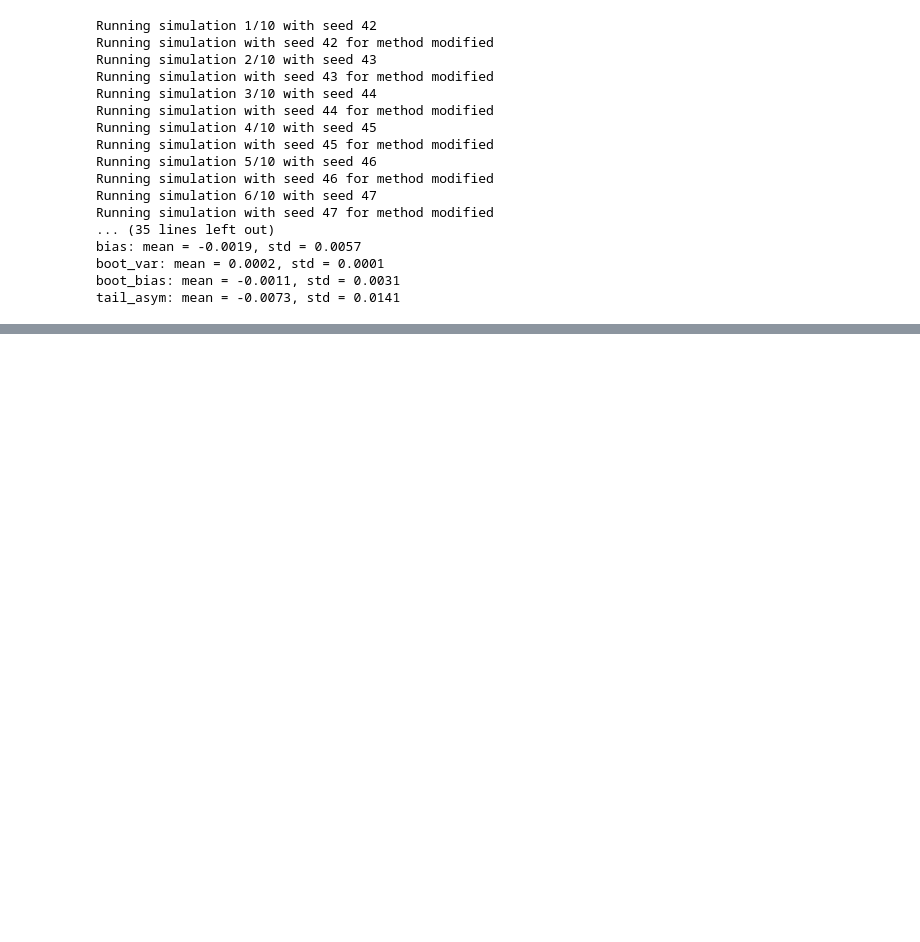
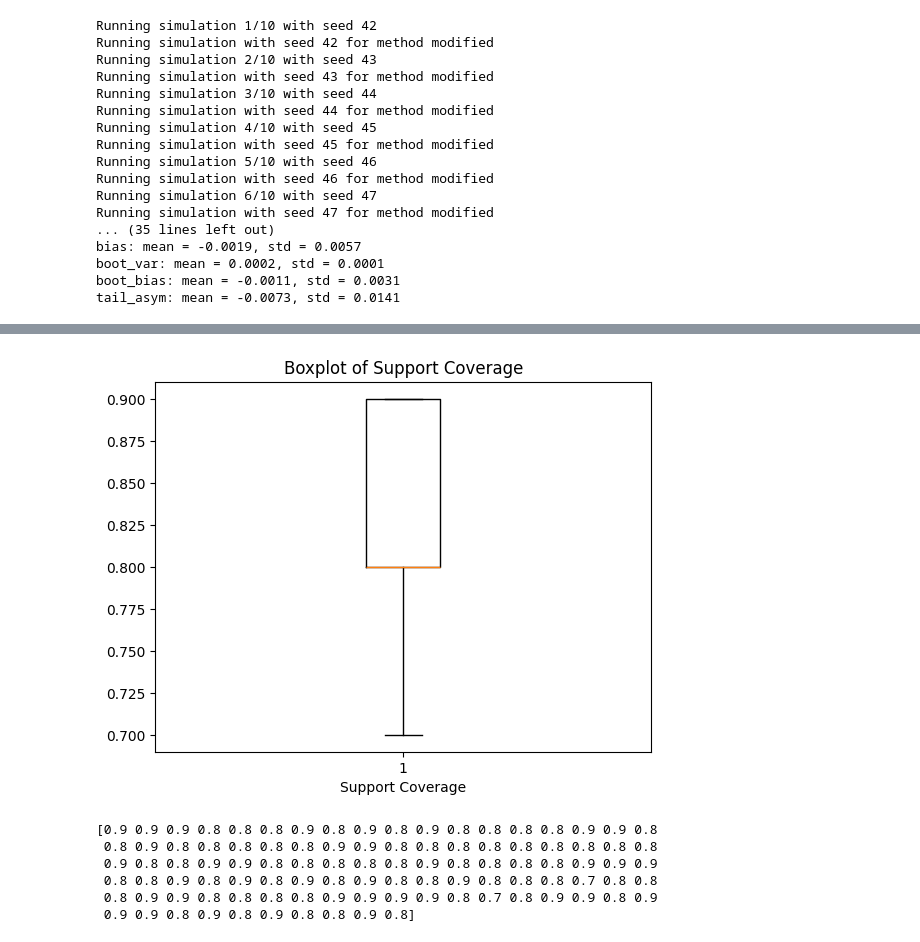
Before and after one commit to PerryBoer/Bootstrapping-Thesis, a Jupyter notebook: testing.ipynb, the cells around one changed output, grey strips where cells are left out. Saved outputs shown, nothing was run; the diff lists cells and outputs as text; code cells hidden in the pictures; blank space fills up the shorter version.

```diff
--- a/testing.ipynb
+++ b/testing.ipynb
@@ -1239,0 +1462,17 @@ tail_asym: mean = -0.0073, std = 0.0141
+# %%
+plt.figure()
+plt.boxplot(cover_support, vert=True)
+plt.xlabel("Support Coverage")
+plt.title("Boxplot of Support Coverage")
+plt.show()
+# %% [output]
+[figure, added]
+# %%
+print(cover_support)
+# %% [output]
+[0.9 0.9 0.9 0.8 0.8 0.8 0.9 0.8 0.9 0.8 0.9 0.8 0.8 0.8 0.8 0.9 0.9 0.8
+ 0.8 0.9 0.8 0.8 0.8 0.8 0.8 0.9 0.9 0.8 0.8 0.8 0.8 0.8 0.8 0.8 0.8 0.8
+ 0.9 0.8 0.8 0.9 0.9 0.8 0.8 0.8 0.8 0.8 0.9 0.8 0.8 0.8 0.8 0.9 0.9 0.9
+ 0.8 0.8 0.9 0.8 0.9 0.8 0.9 0.8 0.9 0.8 0.8 0.9 0.8 0.8 0.8 0.7 0.8 0.8
+ 0.8 0.9 0.9 0.8 0.8 0.8 0.8 0.9 0.9 0.9 0.9 0.8 0.7 0.8 0.9 0.9 0.8 0.9
+ 0.9 0.9 0.8 0.9 0.8 0.9 0.8 0.8 0.9 0.8]
```
Also changed, not shown: parts of 6 cells of this notebook, 13 other files.
